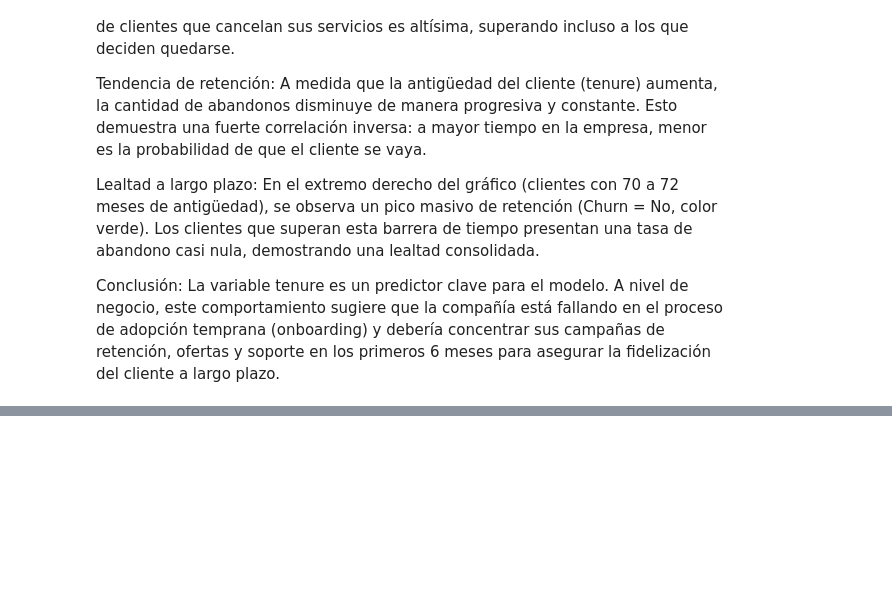
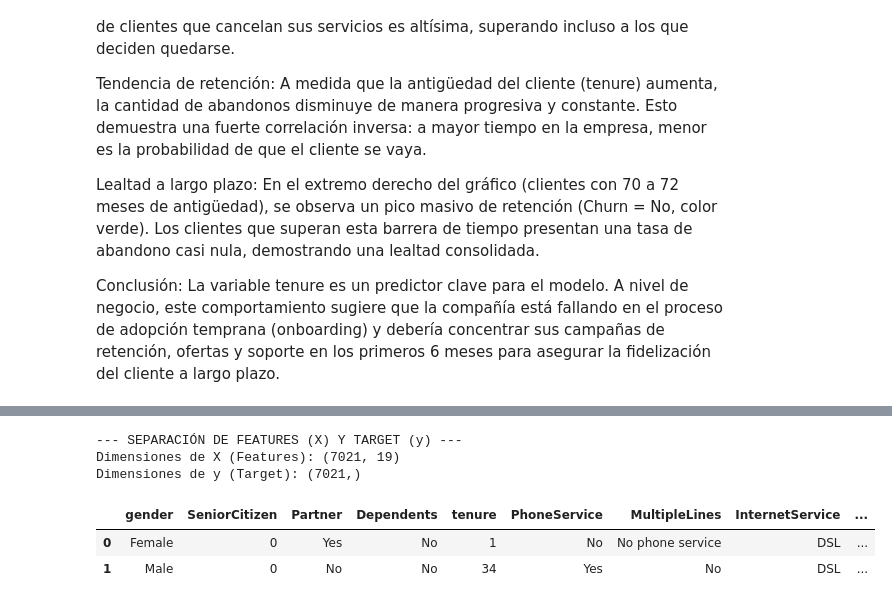
Before and after one commit to Renato416/Evaluaci-n_Parcial_2, a Jupyter notebook: Notebooks/churn_analysis.ipynb, the cells around one changed output, grey strips where cells are left out. Saved outputs shown, nothing was run; the diff lists cells and outputs as text; code cells hidden in the pictures; blank space fills up the shorter version.

```diff
--- a/Notebooks/churn_analysis.ipynb
+++ b/Notebooks/churn_analysis.ipynb
@@ -339,0 +354,16 @@ Conclusión: La variable tenure es un predictor clave para el modelo. A nivel de
+# %%
+print("\n--- SEPARACIÓN DE FEATURES (X) Y TARGET (y) ---")
+# X contiene todas las columnas excepto 'Churn'
+X = df.drop('Churn', axis=1)
+# y contiene solo la columna 'Churn'
+y = df['Churn']
+print(f"Dimensiones de X (Features): {X.shape}")
+print(f"Dimensiones de y (Target): {y.shape}")
+display(X.head(2))
+# %% [output]
+--- SEPARACIÓN DE FEATURES (X) Y TARGET (y) ---
+Dimensiones de X (Features): (7021, 19)
+Dimensiones de y (Target): (7021,)
+|  | gender | SeniorCitizen | Partner | Dependents | tenure | PhoneService | MultipleLines | InternetService | ... |
+| 0 | Female | 0 | Yes | No | 1 | No | No phone service | DSL | ... |
+| 1 | Male | 0 | No | No | 34 | Yes | No | DSL | ... |
```
Also changed, not shown: parts of 14 cells of this notebook.
